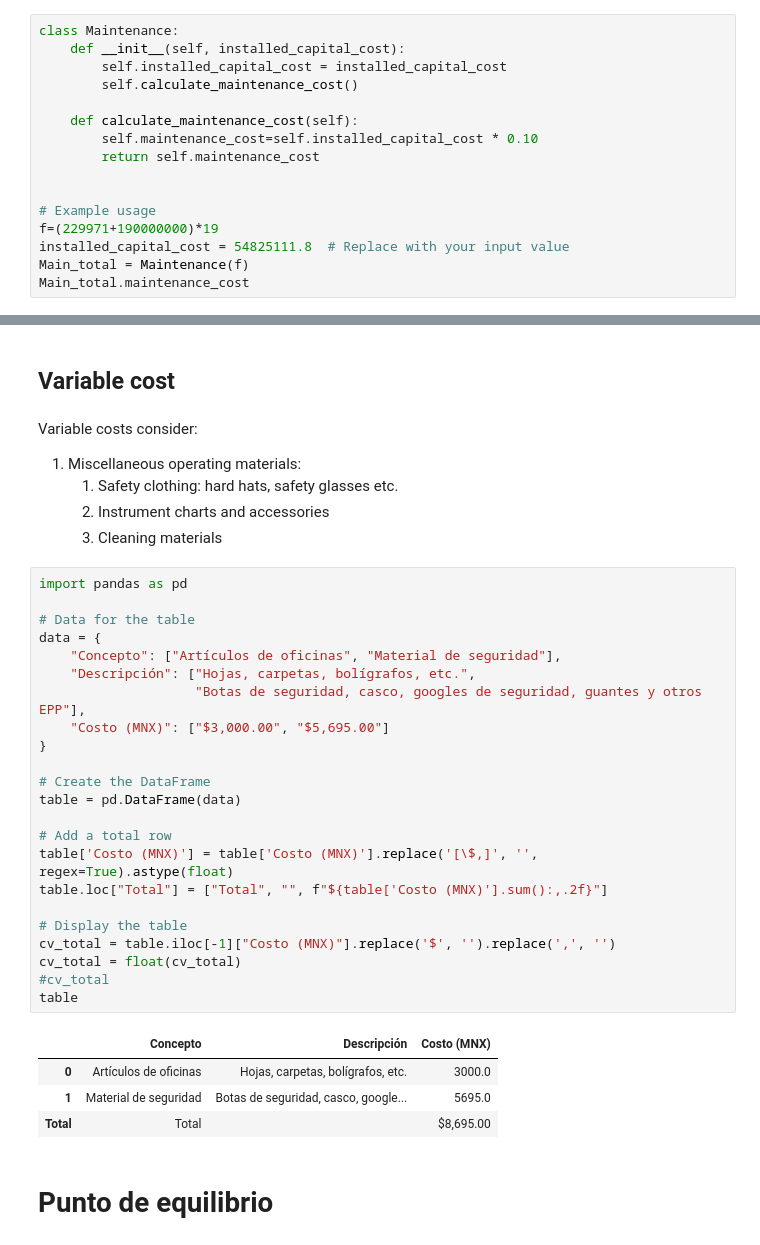
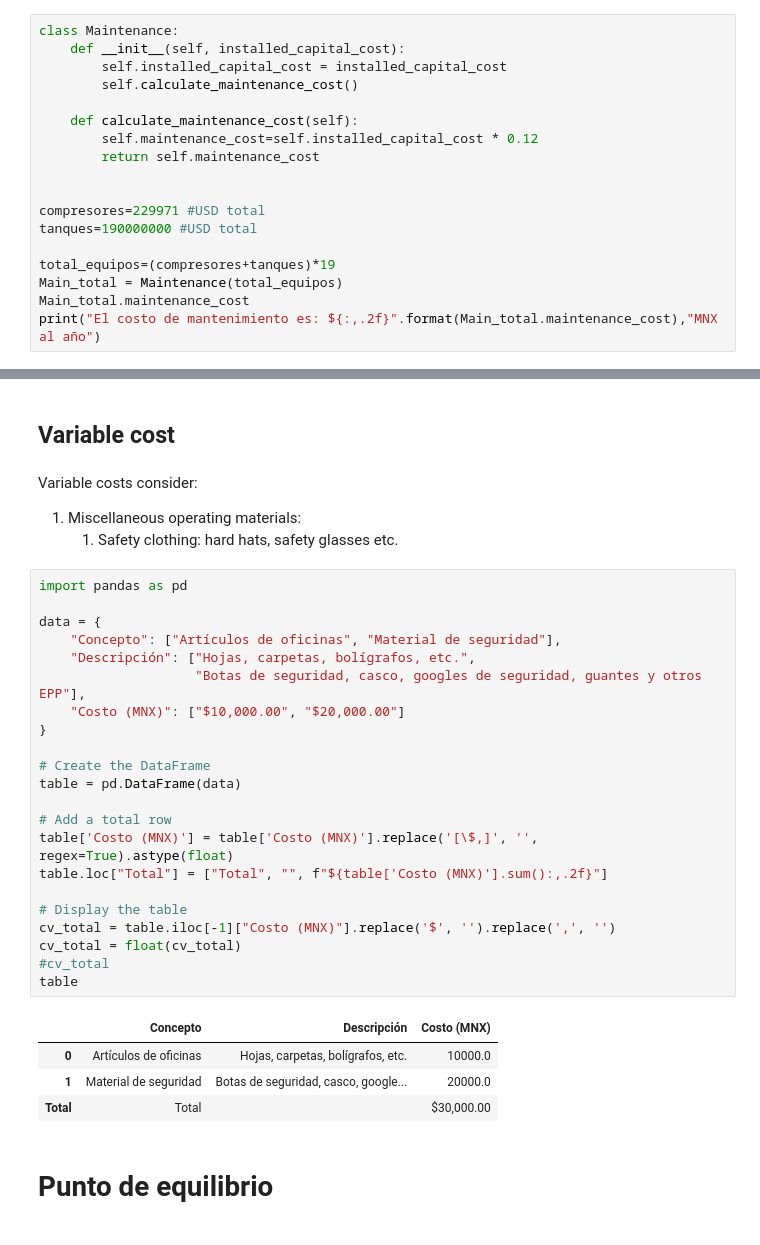
Before and after one commit to SOTO729/8vo, a Jupyter notebook: Evaluacion económica/CAPEX_OPEX.ipynb, the cells around one changed output, grey strips where cells are left out. Drawn from its saved outputs; the diff is of its cells as text.

```diff
--- a/Evaluacion económica/CAPEX_OPEX.ipynb
+++ b/Evaluacion económica/CAPEX_OPEX.ipynb
@@ -34,13 +36,15 @@ class Maintenance:
         self.calculate_maintenance_cost()
 
     def calculate_maintenance_cost(self):
-        self.maintenance_cost=self.installed_capital_cost * 0.10
+        self.maintenance_cost=self.installed_capital_cost * 0.12
         return self.maintenance_cost
 
 
-# Example usage
-f=(229971+190000000)*19
-installed_capital_cost = 54825111.8  # Replace with your input value
-Main_total = Maintenance(f)
+compresores=229971 #USD total
+tanques=190000000 #USD total
+
+total_equipos=(compresores+tanques)*19
+Main_total = Maintenance(total_equipos)
 Main_total.maintenance_cost
+print("El costo de mantenimiento es: ${:,.2f}".format(Main_total.maintenance_cost),"MNX al año")
 # %% [output]
@@ -224,39 +232,35 @@ recursos_humano[["Salario total (MNX/año)","Vacaciones (MNX/año)","Prima Vacac
     <li>Miscellaneous operating materials:
         <ol>
             <li>Safety clothing: hard hats, safety glasses etc.</li>
-            <li>Instrument charts and accessories</li>
-            <li>Cleaning materials</li>
-        </ol>
-    </li>
+
 </ol>
 # %%
 import pandas as pd
 
-# Data for the table
 data = {
     "Concepto": ["Artículos de oficinas", "Material de seguridad"],
     "Descripción": ["Hojas, carpetas, bolígrafos, etc.",
                     "Botas de seguridad, casco, googles de seguridad, guantes y otros EPP"],
-    "Costo (MNX)": ["$3,000.00", "$5,695.00"]
+    "Costo (MNX)": ["$10,000.00", "$20,000.00"]
 }
 
 # Create the DataFrame
 table = pd.DataFrame(data)
 
 # Add a total row
 table['Costo (MNX)'] = table['Costo (MNX)'].replace('[\$,]', '', regex=True).astype(float)
 table.loc["Total"] = ["Total", "", f"${table['Costo (MNX)'].sum():,.2f}"]
 
 # Display the table
 cv_total = table.iloc[-1]["Costo (MNX)"].replace('$', '').replace(',', '')
 cv_total = float(cv_total)
 #cv_total
 table
 # %% [output]
 |  | Concepto | Descripción | Costo (MNX) |
-| 0 | Artículos de oficinas | Hojas, carpetas, bolígrafos, etc. | 3000.0 |
-| 1 | Material de seguridad | Botas de seguridad, casco, google... | 5695.0 |
-| Total | Total |  | $8,695.00 |
+| 0 | Artículos de oficinas | Hojas, carpetas, bolígrafos, etc. | 10000.0 |
+| 1 | Material de seguridad | Botas de seguridad, casco, google... | 20000.0 |
+| Total | Total |  | $30,000.00 |
 # %% [markdown]
 <h1>Punto de equilibrio</h1>
 # %%
```
Also changed, not shown: parts of 11 cells of this notebook.
